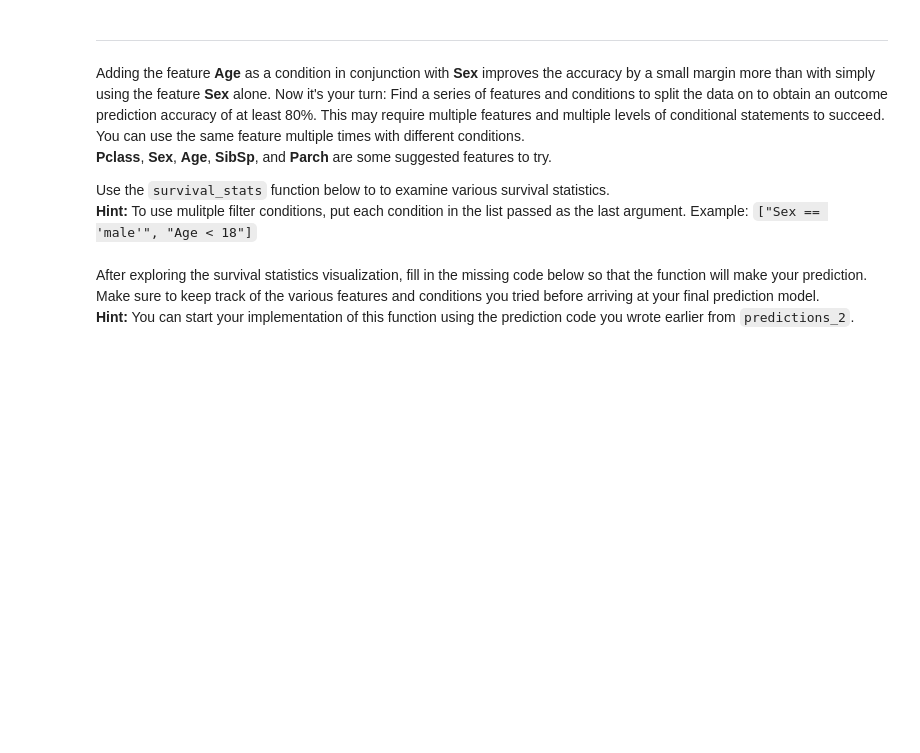
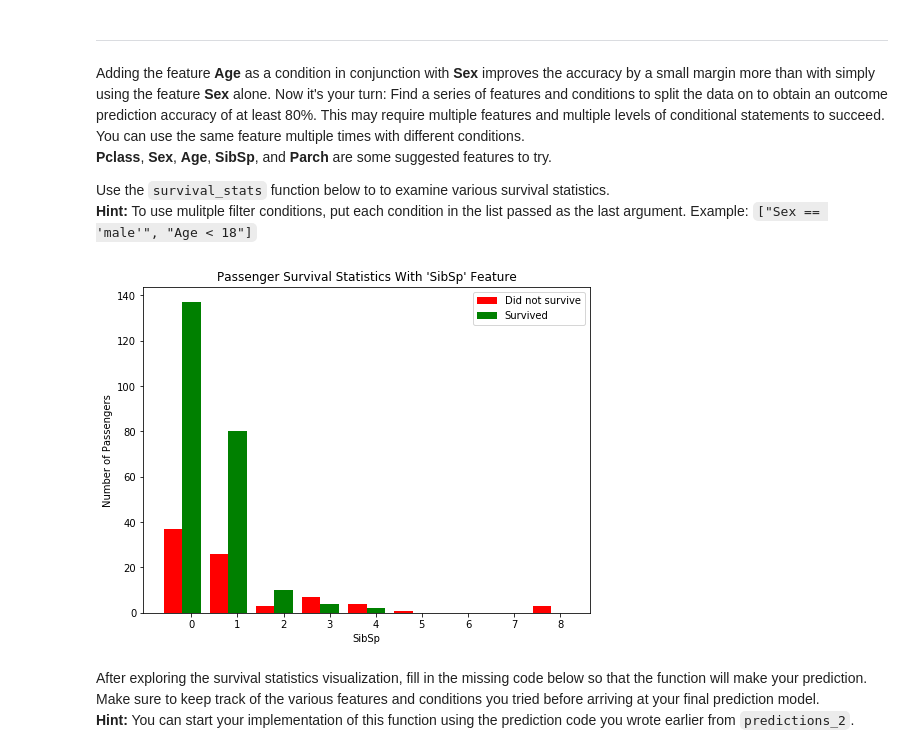
Before and after one commit to du2x/nd-titanic, a Jupyter notebook: Titanic_Survival_Exploration.ipynb, the cells around one changed output. Drawn from its saved outputs; the diff is of its cells as text; code cells hidden in the pictures; blank space fills up the shorter version.

```diff
--- a/Titanic_Survival_Exploration.ipynb
+++ b/Titanic_Survival_Exploration.ipynb
@@ -179,7 +221,10 @@ Adding the feature **Age** as a condition in conjunction with **Sex** improves t
 Use the `survival_stats` function below to to examine various survival statistics.
 **Hint:** To use mulitple filter conditions, put each condition in the list passed as the last argument. Example: `["Sex == 'male'", "Age < 18"]`
 # %%
-survival_stats(data, outcomes, 'Age', ["Sex == 'male'", "Age < 18"])
+# survival_stats(data, outcomes, 'Age', ["Sex == 'male'", "Age < 18"])
+survival_stats(data, outcomes, 'SibSp', ["Sex == 'female'",])
+# %% [output]
+[figure, added]
 # %% [markdown]
 After exploring the survival statistics visualization, fill in the missing code below so that the function will make your prediction.
 Make sure to keep track of the various features and conditions you tried before arriving at your final prediction model.
```
Also changed, not shown: parts of 22 cells of this notebook, 1 other file.
